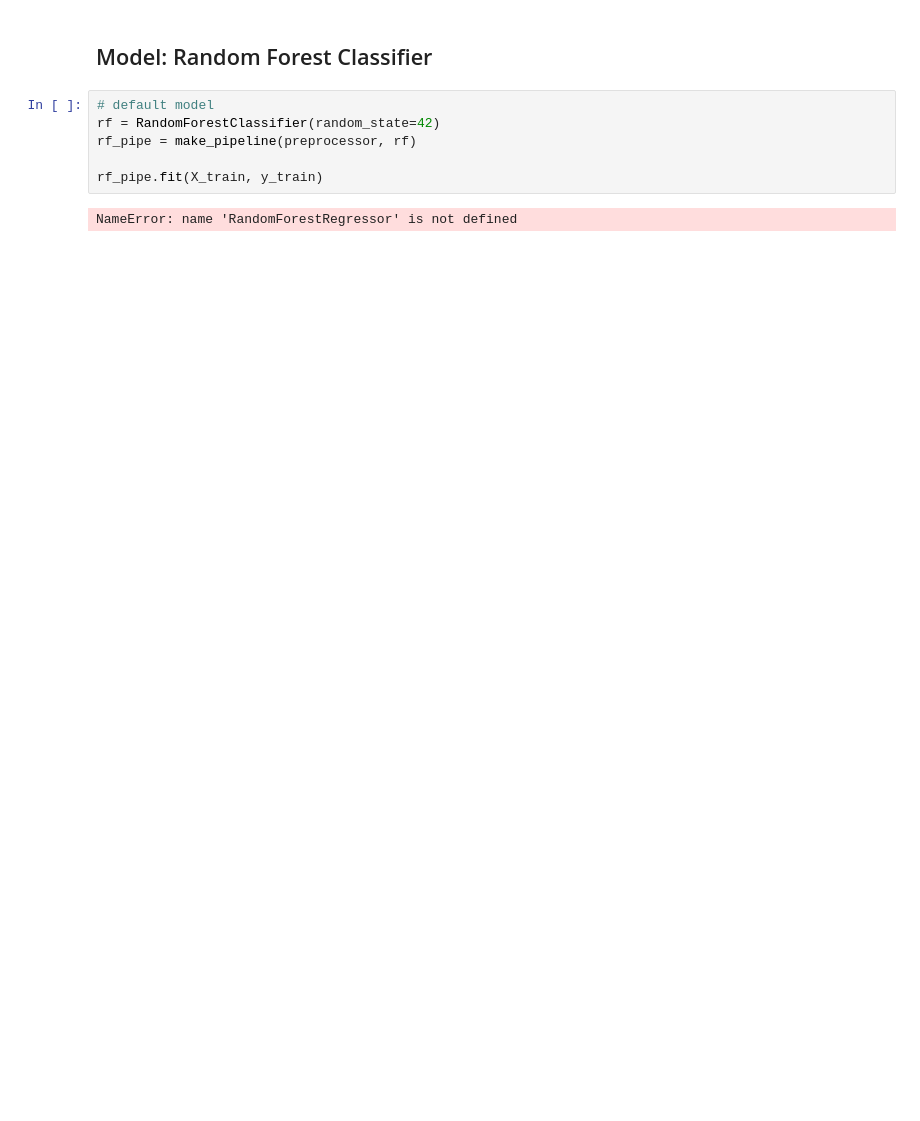
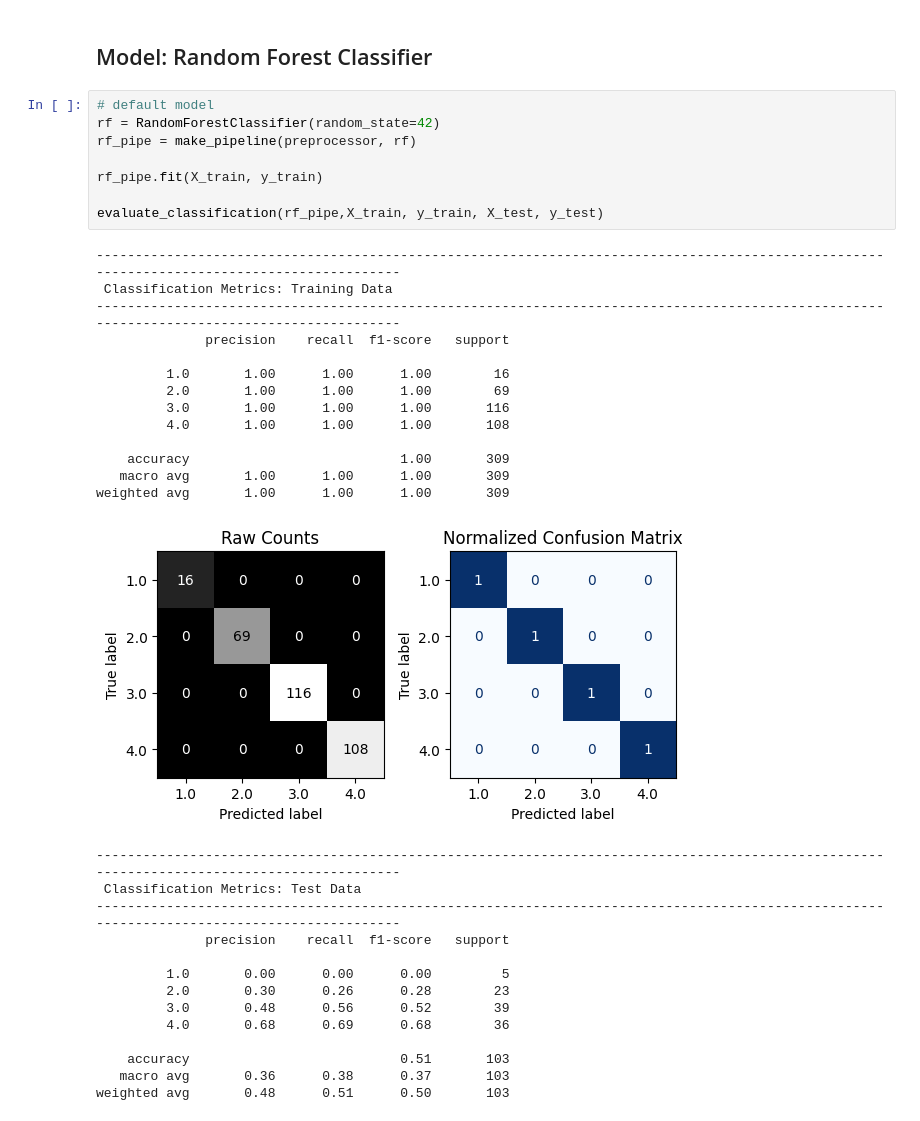
Before and after one commit to swirita/Cirrhosis-Prediction, a Jupyter notebook: Cirrhosis_Prediction.ipynb, the cells around one changed output. Saved outputs shown, nothing was run; the diff lists cells and outputs as text; blank space fills up the shorter version.

```diff
--- a/Cirrhosis_Prediction.ipynb
+++ b/Cirrhosis_Prediction.ipynb
@@ -568,8 +575,36 @@ dtype: float64
 # %%
 # default model
 rf = RandomForestClassifier(random_state=42)
 rf_pipe = make_pipeline(preprocessor, rf)
 
 rf_pipe.fit(X_train, y_train)
+
+evaluate_classification(rf_pipe,X_train, y_train, X_test, y_test)
 # %% [output]
-NameError: name 'RandomForestRegressor' is not defined
+--------------------------------------------------------------------------------------------------------------------------------------------
+ Classification Metrics: Training Data
+--------------------------------------------------------------------------------------------------------------------------------------------
+              precision    recall  f1-score   support
+
+         1.0       1.00      1.00      1.00        16
+         2.0       1.00      1.00      1.00        69
+         3.0       1.00      1.00      1.00       116
+         4.0       1.00      1.00      1.00       108
+
+    accuracy                           1.00       309
+   macro avg       1.00      1.00      1.00       309
+weighted avg       1.00      1.00      1.00       309
+[figure, added]
+--------------------------------------------------------------------------------------------------------------------------------------------
+ Classification Metrics: Test Data
+--------------------------------------------------------------------------------------------------------------------------------------------
+              precision    recall  f1-score   support
+
+         1.0       0.00      0.00      0.00         5
+         2.0       0.30      0.26      0.28        23
+         3.0       0.48      0.56      0.52        39
+         4.0       0.68      0.69      0.68        36
+
+    accuracy                           0.51       103
+   macro avg       0.36      0.38      0.37       103
+weighted avg       0.48      0.51      0.50       103
```
Also changed, not shown: parts of 19 cells of this notebook.
